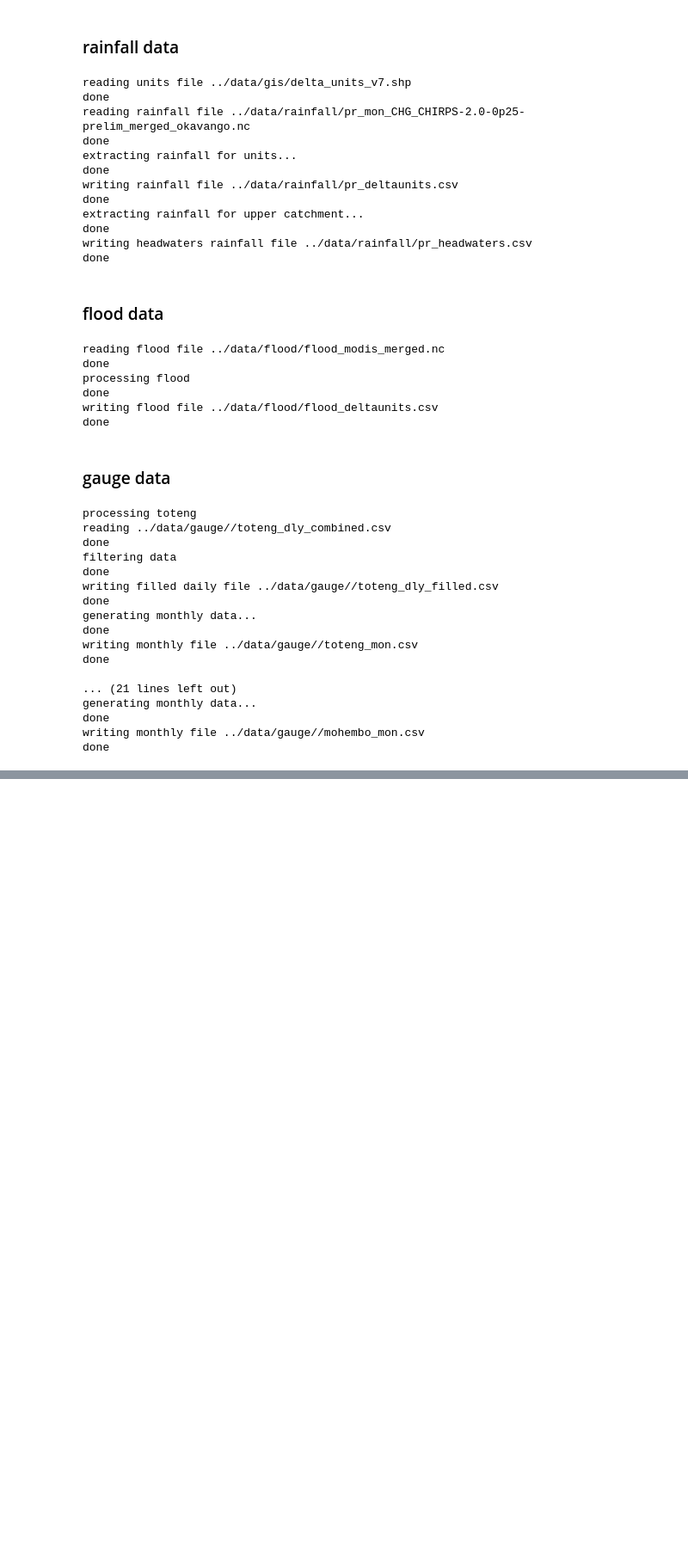
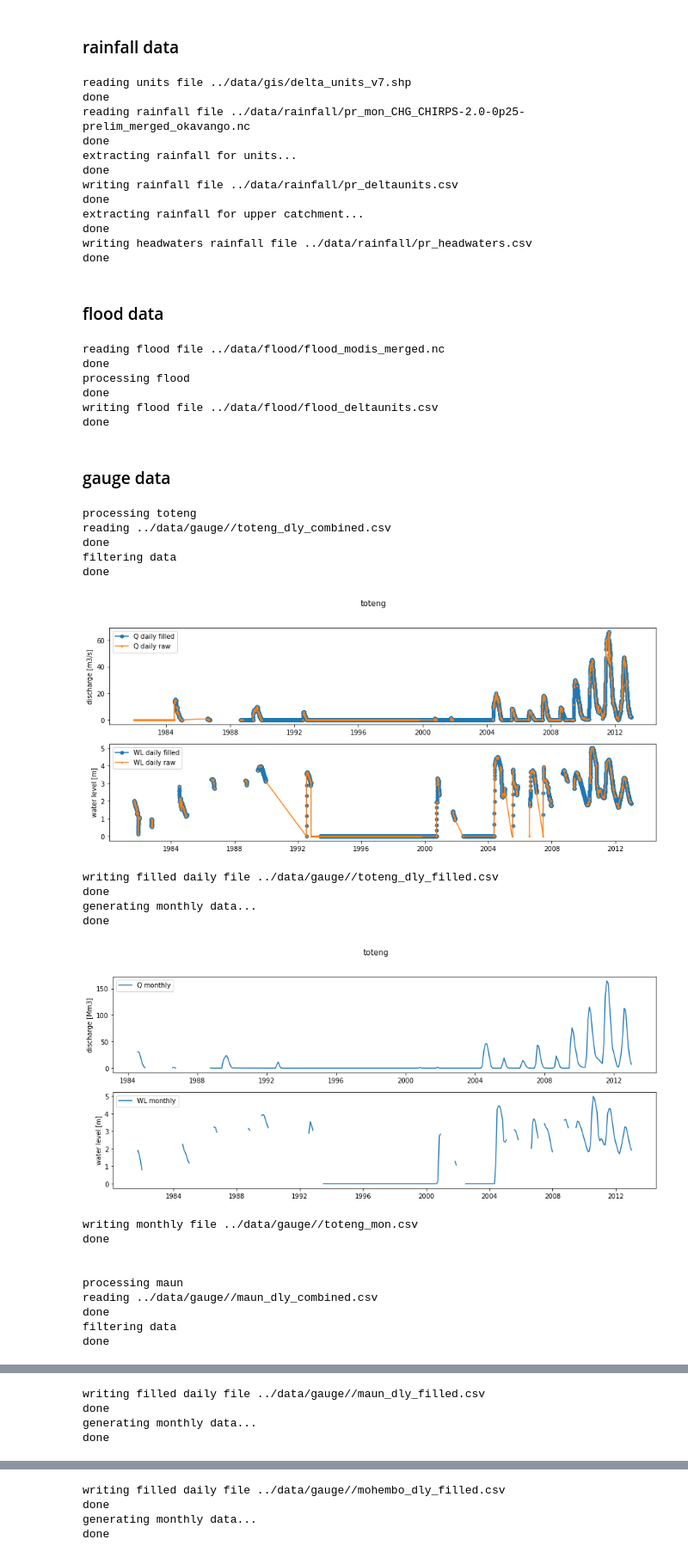
Before and after one commit to piotr-whynot/delta_ews, a Jupyter notebook: scripts/preprocess.ipynb, the cells around one changed output, grey strips where cells are left out. Shown at 86% size. Drawn from its saved outputs; the diff is of its cells as text; code cells hidden in the pictures; blank space fills up the shorter version.

```diff
--- a/scripts/preprocess.ipynb
+++ b/scripts/preprocess.ipynb
@@ -162,8 +162,8 @@ done
 # %%
 gauges=["toteng","maun","mohembo"]
 datadir="../data/gauge/"
-fy,ly="2007","2012" #years for which data will be plotted for inspection if verbose=True
-verbose=False
+fy,ly="1981","2012" #years for which data will be plotted for inspection if verbose=True
+verbose=True
 
 
 ########################################################################################################
@@ -247,42 +247,45 @@ for gauge in gauges:
     datamon=np.round(datafilled.resample("M").mean(),2)
     datamon['discharge']=np.round(np.round(datafilled['discharge'].resample("M").sum(),2)*86400/1000000,2)
     #filtering out nans
     validmon=np.invert(np.isnan(datafilled)).resample("M").sum()
     datamon[validmon<10]=np.nan
     print("done")
 
     if verbose:
         fig=plt.figure(figsize=(15,6))
         pl=fig.add_subplot(2,1,1)
         pl.plot(datamon['discharge'][fy:ly], "-", label="Q monthly")
         pl.set_ylabel("discharge [Mm3]")
         plt.legend()
 
         pl=fig.add_subplot(2,1,2)
         pl.plot(datamon['water level'][fy:ly], label="WL monthly")
         pl.set_ylabel("water level [m]")
         plt.legend()
         plt.suptitle(gauge)
         plt.show()
 
     print("writing monthly file {}".format(monthlyfilepath))
     datamon.to_csv(monthlyfilepath)
     print("done")
 # %% [output]
 processing toteng
 reading ../data/gauge//toteng_dly_combined.csv
 done
 filtering data
 done
-writing filled daily file ../data/gauge//toteng_dly_filled.csv
-done
-generating monthly data...
-done
-writing monthly file ../data/gauge//toteng_mon.csv
-done
-
-... (21 lines left out)
-generating monthly data...
-done
-writing monthly file ../data/gauge//mohembo_mon.csv
-done
+[figure, added]
+writing filled daily file ../data/gauge//toteng_dly_filled.csv
+done
+generating monthly data...
+done
+[figure, added]
+writing monthly file ../data/gauge//toteng_mon.csv
+done
+
+
+processing maun
+reading ../data/gauge//maun_dly_combined.csv
+done
+filtering data
+done
@@ -288,0 +293,4 @@ done
+writing filled daily file ../data/gauge//maun_dly_filled.csv
+done
+generating monthly data...
+done
@@ -288,0 +308,4 @@ done
+writing filled daily file ../data/gauge//mohembo_dly_filled.csv
+done
+generating monthly data...
+done
```
Also changed, not shown: parts of 1 cell of this notebook, 10 other files.
